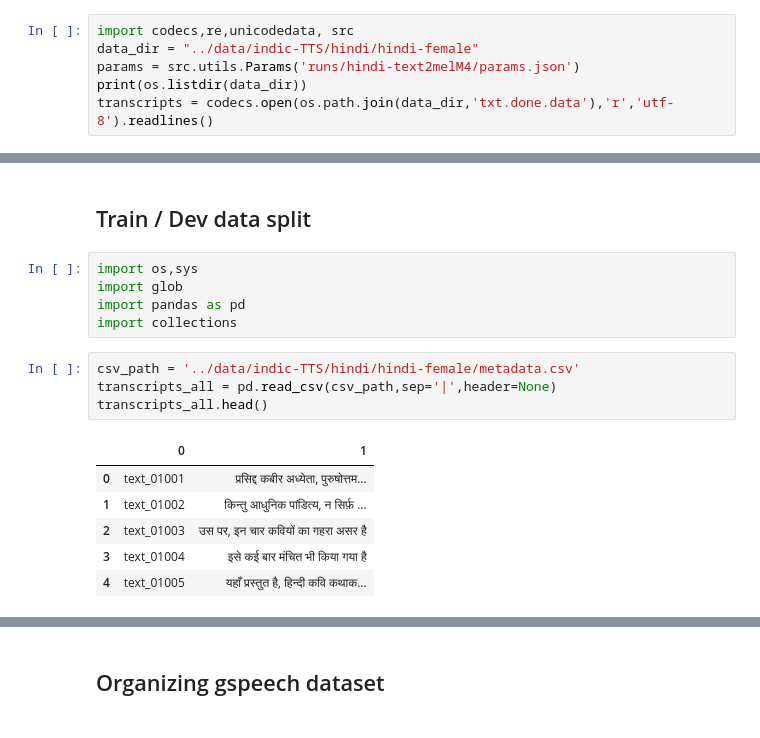
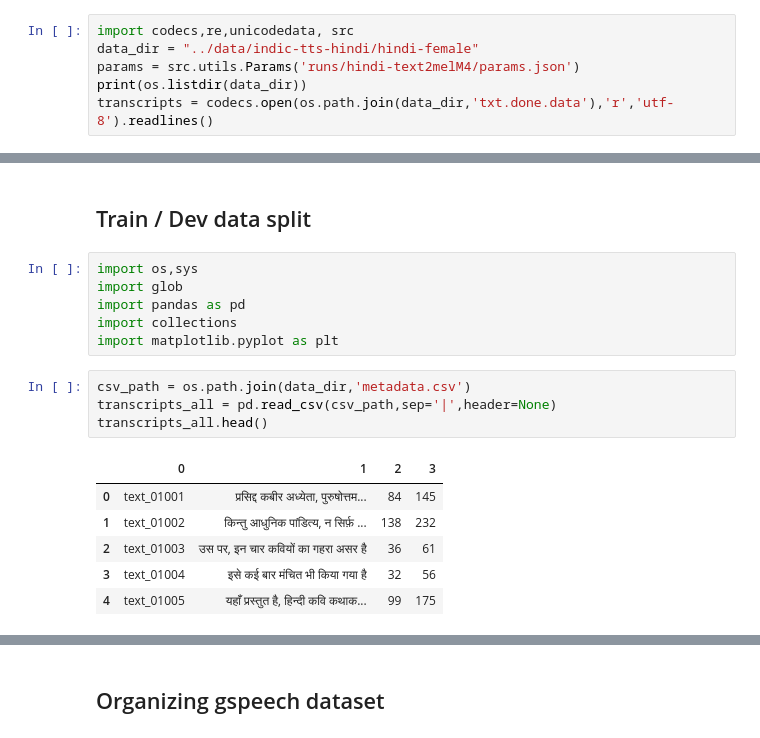
Before and after one commit to akashmjn/cs224n-gpu-that-talks, a Jupyter notebook: notebooks/Data-processing.ipynb, the cells around one changed output, grey strips where cells are left out. Cells and saved outputs as stored; diff of their text form.

```diff
--- a/notebooks/Data-processing.ipynb
+++ b/notebooks/Data-processing.ipynb
@@ -12,7 +12,7 @@ os.chdir("../")
 ### Creating a parsed csv file
 # %%
 import codecs,re,unicodedata, src
-data_dir = "../data/indic-TTS/hindi/hindi-female"
+data_dir = "../data/indic-tts-hindi/hindi-female"
 params = src.utils.Params('runs/hindi-text2melM4/params.json')
 print(os.listdir(data_dir))
 transcripts = codecs.open(os.path.join(data_dir,'txt.done.data'),'r','utf-8').readlines()
@@ -174,14 +175,15 @@ import os,sys
 import glob
 import pandas as pd
 import collections
+import matplotlib.pyplot as plt
 # %%
-csv_path = '../data/indic-TTS/hindi/hindi-female/metadata.csv'
+csv_path = os.path.join(data_dir,'metadata.csv')
 transcripts_all = pd.read_csv(csv_path,sep='|',header=None)
 transcripts_all.head()
 # %% [output]
-|  | 0 | 1 |
-| 0 | text_01001 | प्रसिद्द कबीर अध्येता, पुरुषोत्तम... |
-| 1 | text_01002 | किन्तु आधुनिक पांडित्य, न सिर्फ़ ... |
-| 2 | text_01003 | उस पर, इन चार कवियों का गहरा असर है |
-| 3 | text_01004 | इसे कई बार मंचित भी किया गया है |
-| 4 | text_01005 | यहाँ प्रस्तुत है, हिन्दी कवि कथाक... |
+|  | 0 | 1 | 2 | 3 |
+| 0 | text_01001 | प्रसिद्द कबीर अध्येता, पुरुषोत्तम... | 84 | 145 |
+| 1 | text_01002 | किन्तु आधुनिक पांडित्य, न सिर्फ़ ... | 138 | 232 |
+| 2 | text_01003 | उस पर, इन चार कवियों का गहरा असर है | 36 | 61 |
+| 3 | text_01004 | इसे कई बार मंचित भी किया गया है | 32 | 56 |
+| 4 | text_01005 | यहाँ प्रस्तुत है, हिन्दी कवि कथाक... | 99 | 175 |
```
Also changed, not shown: parts of 5 cells of this notebook, 1 other file.
